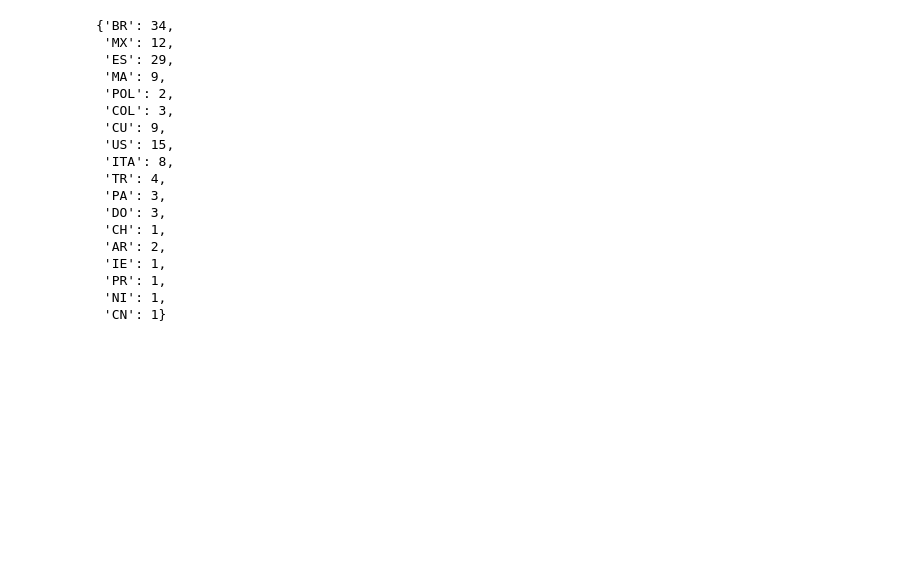
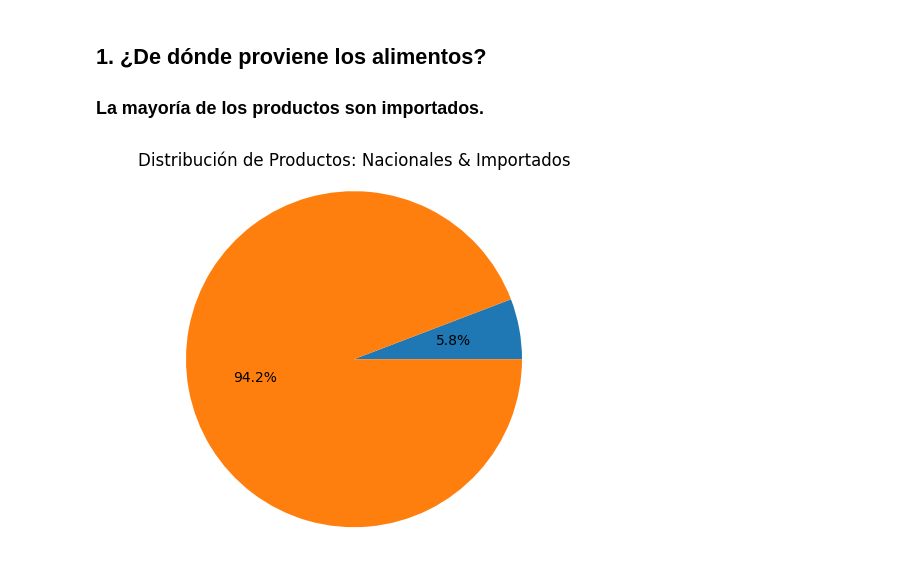
Before and after one commit to L14Npy/project_01, a Jupyter notebook: storytelling.ipynb, the cells around one changed output. Cells and saved outputs as stored; diff of their text form; code cells hidden in the pictures; blank space fills up the shorter version.

```diff
--- a/storytelling.ipynb
+++ b/storytelling.ipynb
@@ -33,33 +19,8 @@ Salchichas: 0.35
-# %%
-def DiccCounter(k):
-    dicc = {}
-    for i in mipymes:
-        for j in i.get("products", []):
-            key = j.get(k, None)
-            if key is None or key == '':
-                continue
-            if key not in dicc:
-                dicc[key] = 0
-            dicc[key] = dicc.get(key, 0) + 1
-    return dicc
-
-DiccCounter('origin')
-# %% [output]
-{'BR': 34,
- 'MX': 12,
- 'ES': 29,
- 'MA': 9,
- 'POL': 2,
- 'COL': 3,
- 'CU': 9,
- 'US': 15,
- 'ITA': 8,
- 'TR': 4,
- 'PA': 3,
- 'DO': 3,
- 'CH': 1,
- 'AR': 2,
- 'IE': 1,
- 'PR': 1,
- 'NI': 1,
- 'CN': 1}
+# %% [markdown]
+## 1. ¿De dónde proviene los alimentos?
+
+### La mayoría de los productos son importados.
+# %%
+ChartPie3(DoubleList, 'origin')
+# %% [output]
+[figure, added]
```
Also changed, not shown: parts of 10 cells of this notebook, 4 other files.
